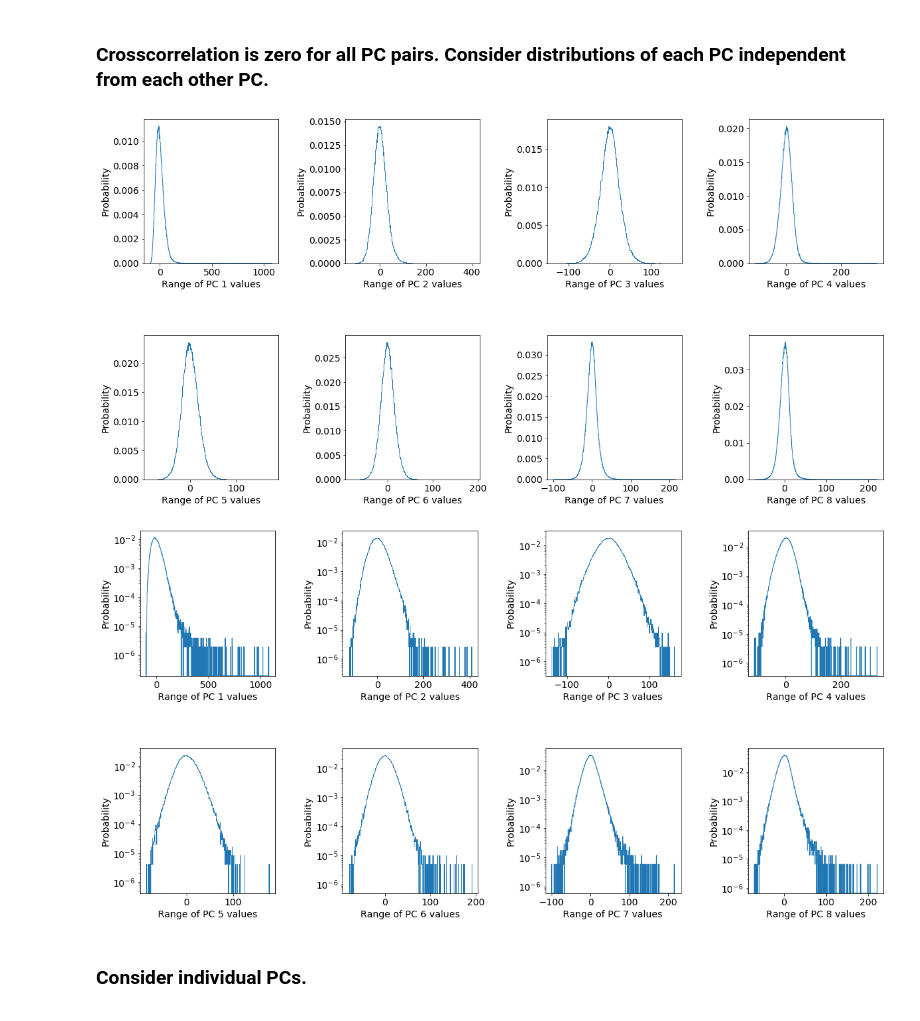
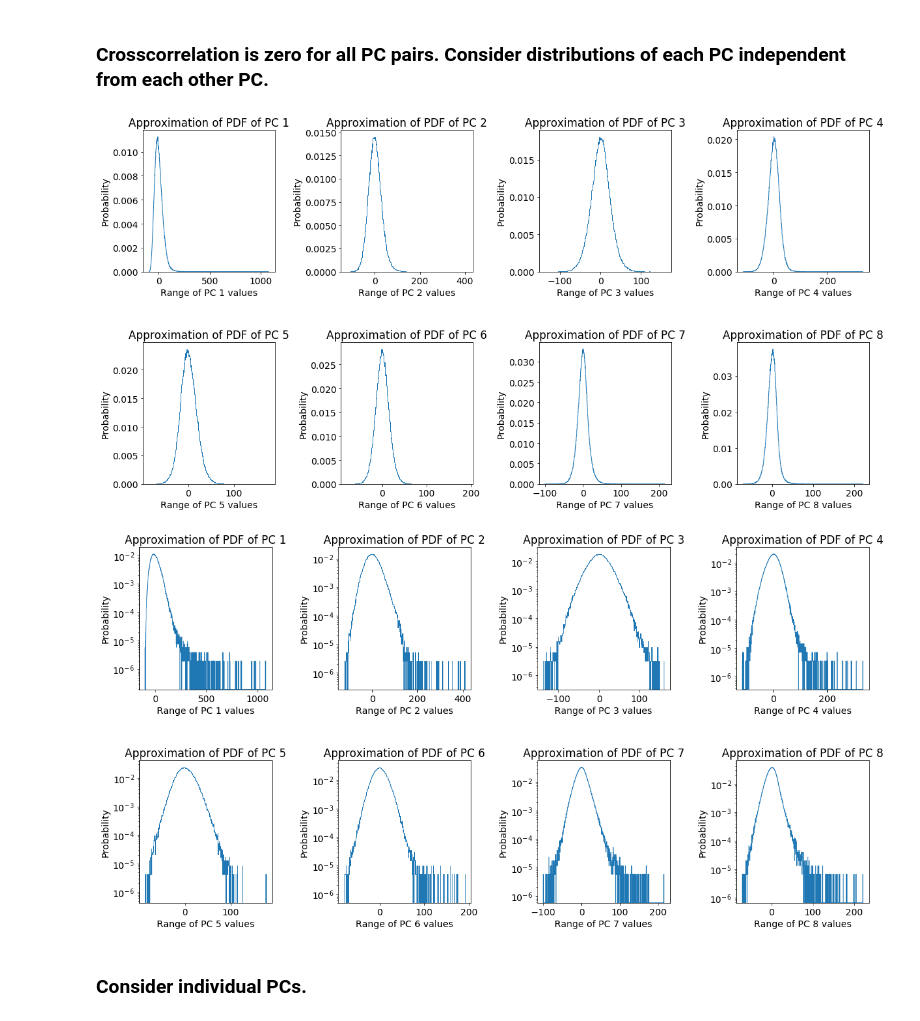
Before and after one commit to miriamvall/DD142X, a Jupyter notebook: code/notebooks/PCA 5.ipynb, the cells around one changed output. Cells and saved outputs as stored; diff of their text form; code cells hidden in the pictures.

Commit message:
Plots

```diff
--- a/code/notebooks/PCA 5.ipynb
+++ b/code/notebooks/PCA 5.ipynb
@@ -179,39 +229,41 @@ plt.figure(figsize = figsize)
 for idx in range(n_components):
     plt.subplot(2, 4, idx + 1)
     plt.xlabel(f"Range of PC {idx + 1} values")
     plt.ylabel("Probability")
-#     plt.title(f"Approximation of PDF of PC {idx}")
+    plt.title(f"Approximation of PDF of PC {idx + 1}")
     plt.hist(
         all_pcs[ : , idx],
         bins = 'auto',
         histtype = 'step',
         density = True
     )
 
 plt.subplots_adjust(wspace = 0.5, hspace = 0.5)
-plt.savefig("../_data/production/PCA-adjusted/PCA5.pdfsKex.png")
+# plt.savefig("../_data/production/PCA-adjusted/PCA5.pdfsKex.png")
+plt.savefig("../../documentation/writing/report-overleaf/images/PCA/PCAPDF.png")
 plt.show()
 
 plt.figure(figsize = figsize)
 for idx in range(n_components):
     plt.subplot(2, 4, idx + 1)
     plt.xlabel(f"Range of PC {idx + 1} values")
     plt.ylabel("Probability")
-#     plt.title(f"Approximation of PDF of PC {idx}")
+    plt.title(f"Approximation of PDF of PC {idx + 1}")
     plt.hist(
         all_pcs[ : , idx],
         bins = 'auto',
         histtype = 'step',
         density = True,
         log = True
     )
 
 plt.subplots_adjust(wspace = 0.5, hspace = 0.5)
-plt.savefig("../_data/production/PCA-adjusted/PCA5.pdfsKexlg2.png")
+# plt.savefig("../_data/production/PCA-adjusted/PCA5.pdfsKexlg2.png")
+plt.savefig("../../documentation/writing/report-overleaf/images/PCA/PCAPDFLG2.png")
 plt.show()
 # %% [output]
-[figure, old version]
+[figure, new version]
-[figure, old version]
+[figure, new version]
 # %% [markdown]
 ### Consider individual PCs.
 # %%
```
Also changed, not shown: parts of 4 cells of this notebook, 7 other files.
